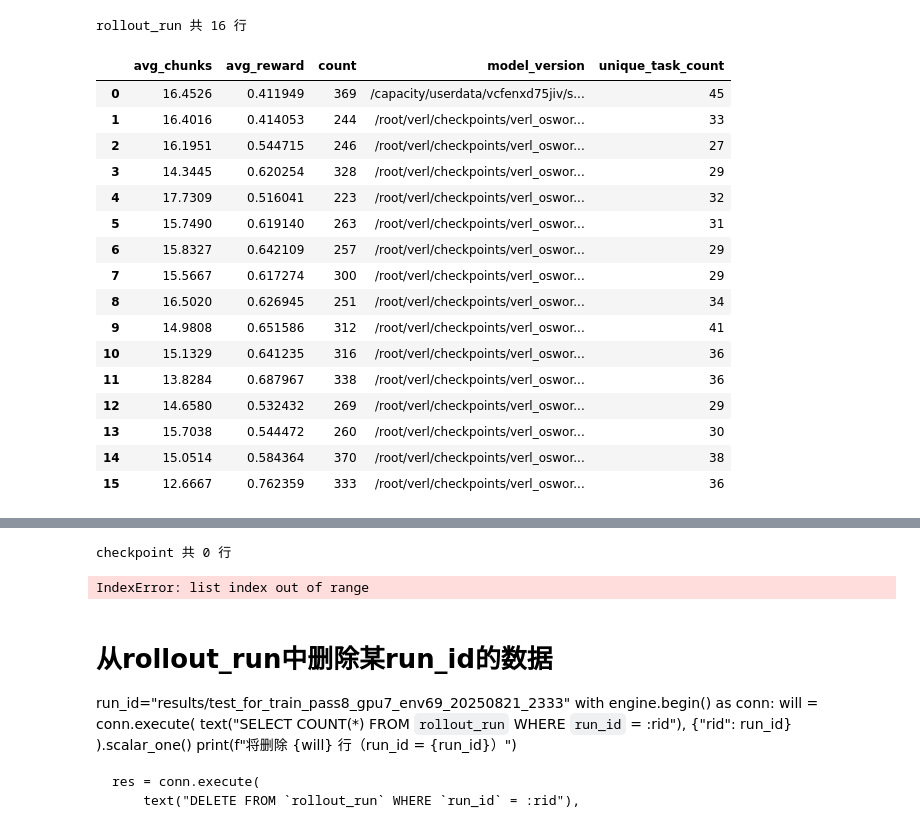
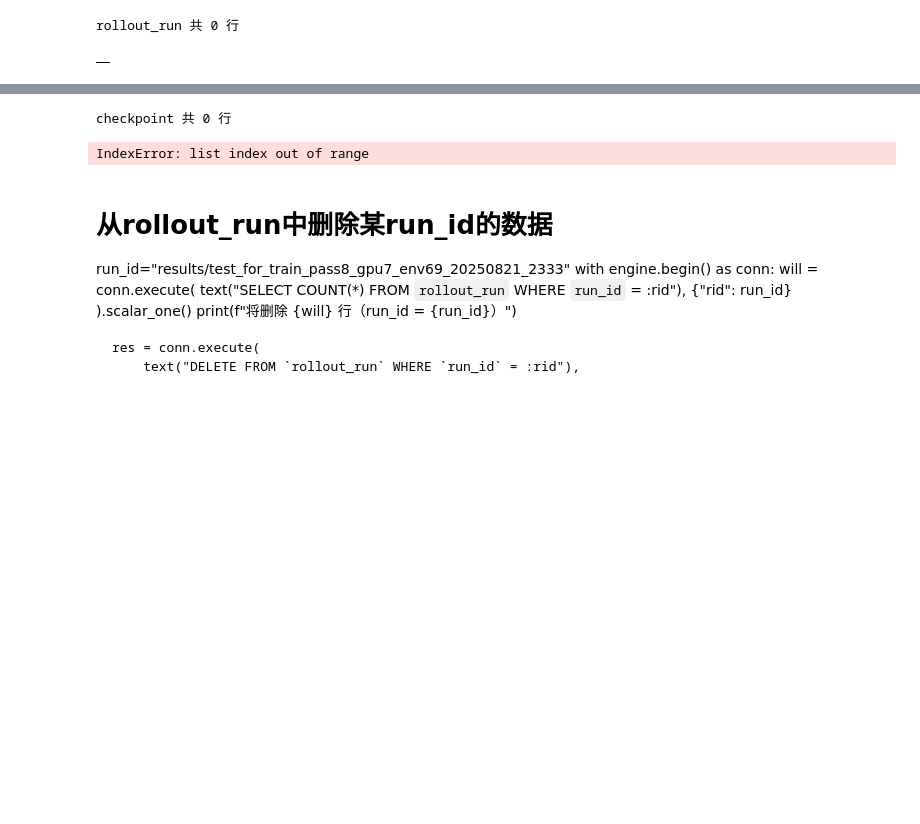
Before and after one commit to Computer-use-agents/dart-gui, a Jupyter notebook: rollouter/scripts/test_mysql.ipynb, the cells around one changed output, grey strips where cells are left out. Saved outputs shown, nothing was run; the diff lists cells and outputs as text; code cells hidden in the pictures; blank space fills up the shorter version.

```diff
--- a/rollouter/scripts/test_mysql.ipynb
+++ b/rollouter/scripts/test_mysql.ipynb
@@ -54,36 +54,26 @@ for tbl in metadata.sorted_tables:
    - id (BIGINT) PK
    - json_path (VARCHAR(512) COLLATE "utf8mb4_unicode_ci")
 # %%
-run_id="results/ablation_pass8_20250920_trainset45_gpu2_env20_vllm_logp_maxstep30_osworld_new"
+# run_id="results/pass8_20250919_trainset181_gpu4_env40_vllm_logp_maxstep30_osworld_new"
+# run_id="results/ablation_novllm_logp_pass8_20250920_trainset45_gpu2_env20_vllm_logp_maxstep30_osworld_new"
+
+# run_id="results/ablation_logp_pass8_20250920_trainset45_gpu2_env20_vllm_logp_maxstep30_osworld_new"
+# run_id="results/test_trainset_26_plan"
+run_id="results/trainset181_pass8_gpu4_env38_maxstep30_tmp1_osworldnew_20250918_1130"
 with engine.connect() as conn:
     result = conn.execute(text(f"SELECT count(*) as count, avg(num_chunks) as avg_chunks, avg(reward) as avg_reward, count(distinct task_id) as unique_task_count, model_version FROM `rollout_run` where run_id='{run_id}' group by model_version ORDER BY min(id)"))
     rows = result.mappings().all()   # list[dict]，便于后续处理
 print(f"rollout_run 共 {len(rows)} 行")
 
 
-
+import pandas as pd
+from IPython.display import display
 # 可选：转成 DataFrame 方便查看
 with pd.option_context('display.max_rows', None, 'display.max_columns', None, 'display.max_colwidth', None):
     display(pd.DataFrame(rows))
 # %% [output]
-rollout_run 共 16 行
+rollout_run 共 0 行
-|  | avg_chunks | avg_reward | count | model_version | unique_task_count |
-| 0 | 16.4526 | 0.411949 | 369 | /capacity/userdata/vcfenxd75jiv/s... | 45 |
-| 1 | 16.4016 | 0.414053 | 244 | /root/verl/checkpoints/verl_oswor... | 33 |
-| 2 | 16.1951 | 0.544715 | 246 | /root/verl/checkpoints/verl_oswor... | 27 |
-| 3 | 14.3445 | 0.620254 | 328 | /root/verl/checkpoints/verl_oswor... | 29 |
-| 4 | 17.7309 | 0.516041 | 223 | /root/verl/checkpoints/verl_oswor... | 32 |
-| 5 | 15.7490 | 0.619140 | 263 | /root/verl/checkpoints/verl_oswor... | 31 |
-| 6 | 15.8327 | 0.642109 | 257 | /root/verl/checkpoints/verl_oswor... | 29 |
-| 7 | 15.5667 | 0.617274 | 300 | /root/verl/checkpoints/verl_oswor... | 29 |
-| 8 | 16.5020 | 0.626945 | 251 | /root/verl/checkpoints/verl_oswor... | 34 |
-| 9 | 14.9808 | 0.651586 | 312 | /root/verl/checkpoints/verl_oswor... | 41 |
-| 10 | 15.1329 | 0.641235 | 316 | /root/verl/checkpoints/verl_oswor... | 36 |
-| 11 | 13.8284 | 0.687967 | 338 | /root/verl/checkpoints/verl_oswor... | 36 |
-| 12 | 14.6580 | 0.532432 | 269 | /root/verl/checkpoints/verl_oswor... | 29 |
-| 13 | 15.7038 | 0.544472 | 260 | /root/verl/checkpoints/verl_oswor... | 30 |
-| 14 | 15.0514 | 0.584364 | 370 | /root/verl/checkpoints/verl_oswor... | 38 |
-| 15 | 12.6667 | 0.762359 | 333 | /root/verl/checkpoints/verl_oswor... | 36 |
+|  |
 # %%
 # results/pass16_20250901_train15_pass16_gpu2_env20_vllm_logp_maxstep15
 
```
Also changed, not shown: parts of 2 cells of this notebook, 7 other files.
